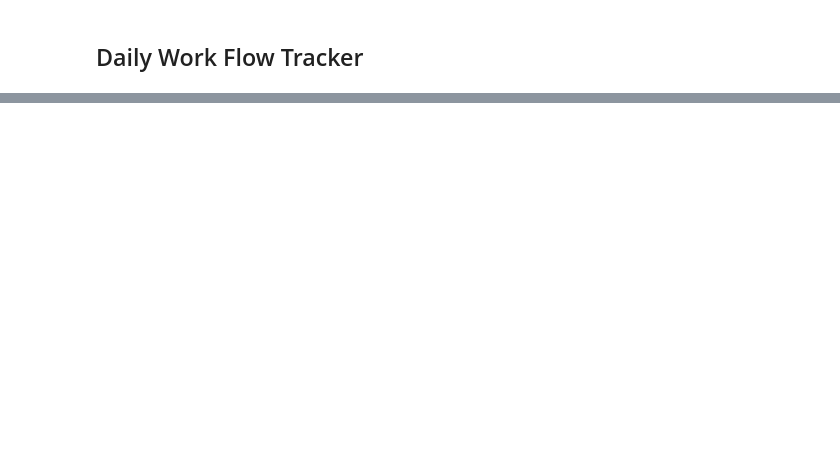
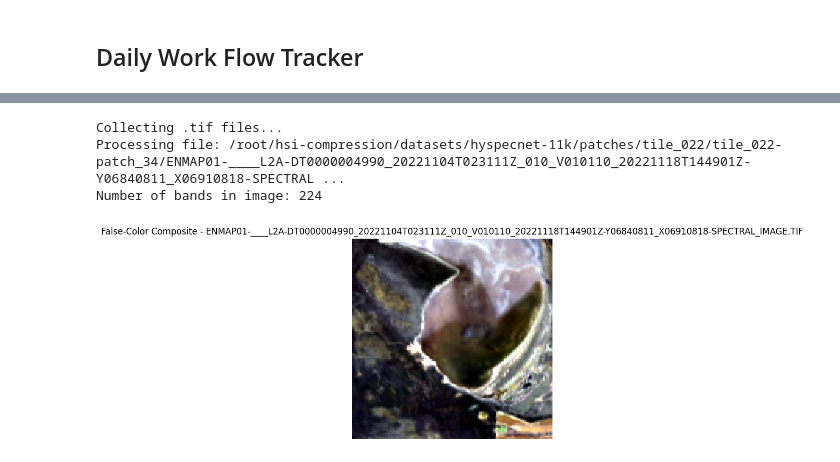
Before and after one commit to ninjalabo/hsicomp, a Jupyter notebook: PR_File.ipynb, the cells around one changed output, grey strips where cells are left out. Drawn from its saved outputs; the diff is of its cells as text; code cells hidden in the pictures; blank space fills up the shorter version.

```diff
--- a/PR_File.ipynb
+++ b/PR_File.ipynb
@@ -28,0 +189,80 @@
+# %%
+import os
+import random
+import rasterio
+import matplotlib.pyplot as plt
+import numpy as np
+from tqdm import tqdm
+
+# Define the base directory (update if needed)
+base_dir = "/root/hsi-compression/datasets/hyspecnet-11k/patches"
+tif_files = []
+
+# Collect all valid .tif files
+print("Collecting .tif files...")
+for root, dirs, files in os.walk(base_dir):
+    for file in files:
+        if file.lower().endswith(".tif") or file.lower().endswith(".tiff"):
+            if "QL" in file.upper() or "MASK" in file.upper() or "HAZE" in file.upper():
+                continue
+            tif_files.append(os.path.join(root, file))
+
+# Select 5 random .tif files
+if len(tif_files) < 5:
+    print("Not enough .tif files found. Displaying all available files.")
+    selected_files = tif_files
+else:
+    selected_files = random.sample(tif_files, 5)
+
+# Display a false-color composite for each selected image
+for file_path in selected_files:
+    print(f"Processing file: {file_path}")
+
+    try:
+        with rasterio.open(file_path) as src:
+            img = src.read()
+            no_data_value = src.nodata
+
+            # Replace no-data values with NaN
+            if no_data_value is not None:
+                img = np.where(img == no_data_value, np.nan, img)
+
+            num_bands = img.shape[0]
+            print(f"Number of bands in image: {num_bands}")
+
+            # Check if there are enough bands for a false-color composite
+            if num_bands < 50:
+                print(f"Not enough bands for false-color composite. Skipping file: {file_path}")
+                continue
+
+            # Select bands for false-color composite
+            red_band = img[49]  # Near-infrared (Band 50)
+            green_band = img[29]  # Red (Band 30)
+            blue_band = img[9]   # Green (Band 10)
+
+            # Normalize the bands using histogram stretching
+            def normalize_band(band):
+                p2, p98 = np.nanpercentile(band, (2, 98))
+                return np.clip((band - p2) / (p98 - p2), 0, 1)
+
+            red = normalize_band(red_band)
+            green = normalize_band(green_band)
+            blue = normalize_band(blue_band)
+
+            # Create an RGB composite
+            rgb_image = np.dstack((red, green, blue))
+
+            # Display the false-color composite
+            plt.figure(figsize=(5, 5))
+            plt.imshow(rgb_image)
+            plt.title(f"False-Color Composite - {os.path.basename(file_path)}")
+            plt.axis('off')
+            plt.show()
+
+    except Exception as e:
+        print(f"Error processing file {file_path}: {e}")
+# %% [output]
+Collecting .tif files...
+Processing file: /root/hsi-compression/datasets/hyspecnet-11k/patches/tile_022/tile_022-patch_34/ENMAP01-____L2A-DT0000004990_20221104T023111Z_010_V010110_20221118T144901Z-Y06840811_X06910818-SPECTRAL ...
+Number of bands in image: 224
+[figure, added]
```
Also changed, not shown: parts of 24 cells of this notebook.
